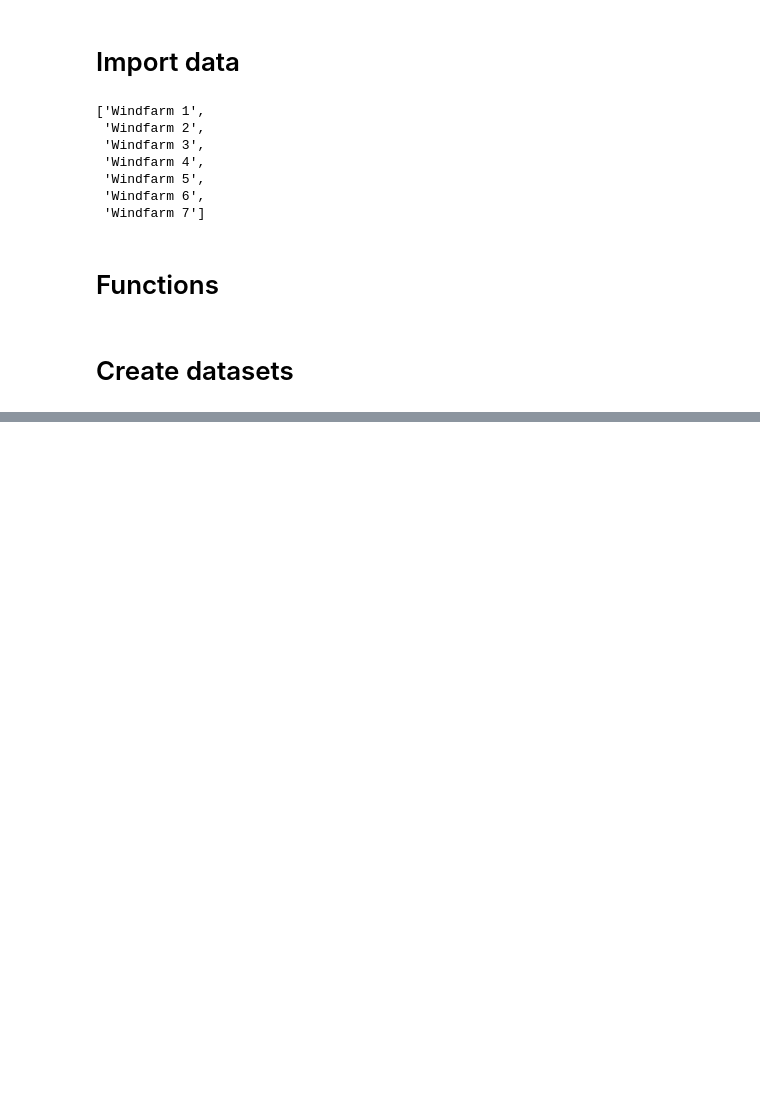
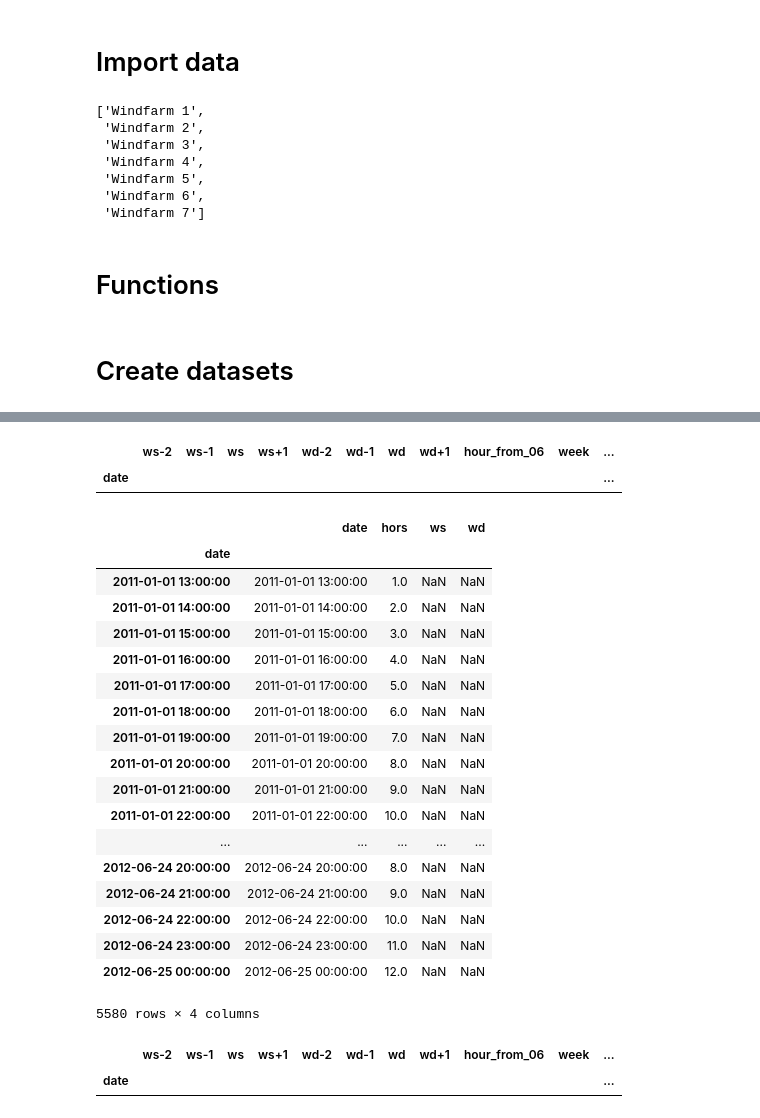
Before and after one commit to Pontius1007/TDT4859, a Jupyter notebook: data_preprocessing.ipynb, the cells around one changed output, grey strips where cells are left out. Cells and saved outputs as stored; diff of their text form; code cells hidden in the pictures; blank space fills up the shorter version.

```diff
--- a/data_preprocessing.ipynb
+++ b/data_preprocessing.ipynb
@@ -243,0 +248,32 @@ out
+# %%
+august.loc[pd.isna(august['ws-2'])]
+# %% [output]
+|  | ws-2 | ws-1 | ws | ws+1 | wd-2 | wd-1 | wd | wd+1 | hour_from_06 | week | ... |
+| date |  |  |  |  |  |  |  |  |  |  | ... |
+# %%
+df.loc[pd.isna(df['ws'])]
+# %% [output]
+|  | date | hors | ws | wd |
+| date |  |  |  |  |
+| 2011-01-01 13:00:00 | 2011-01-01 13:00:00 | 1.0 | NaN | NaN |
+| 2011-01-01 14:00:00 | 2011-01-01 14:00:00 | 2.0 | NaN | NaN |
+| 2011-01-01 15:00:00 | 2011-01-01 15:00:00 | 3.0 | NaN | NaN |
+| 2011-01-01 16:00:00 | 2011-01-01 16:00:00 | 4.0 | NaN | NaN |
+| 2011-01-01 17:00:00 | 2011-01-01 17:00:00 | 5.0 | NaN | NaN |
+| 2011-01-01 18:00:00 | 2011-01-01 18:00:00 | 6.0 | NaN | NaN |
+| 2011-01-01 19:00:00 | 2011-01-01 19:00:00 | 7.0 | NaN | NaN |
+| 2011-01-01 20:00:00 | 2011-01-01 20:00:00 | 8.0 | NaN | NaN |
+| 2011-01-01 21:00:00 | 2011-01-01 21:00:00 | 9.0 | NaN | NaN |
+| 2011-01-01 22:00:00 | 2011-01-01 22:00:00 | 10.0 | NaN | NaN |
+| ... | ... | ... | ... | ... |
+| 2012-06-24 20:00:00 | 2012-06-24 20:00:00 | 8.0 | NaN | NaN |
+| 2012-06-24 21:00:00 | 2012-06-24 21:00:00 | 9.0 | NaN | NaN |
+| 2012-06-24 22:00:00 | 2012-06-24 22:00:00 | 10.0 | NaN | NaN |
+| 2012-06-24 23:00:00 | 2012-06-24 23:00:00 | 11.0 | NaN | NaN |
+| 2012-06-25 00:00:00 | 2012-06-25 00:00:00 | 12.0 | NaN | NaN |
+5580 rows × 4 columns
+# %%
+august.loc[pd.isna(august['ws'])]
+# %% [output]
+|  | ws-2 | ws-1 | ws | ws+1 | wd-2 | wd-1 | wd | wd+1 | hour_from_06 | week | ... |
+| date |  |  |  |  |  |  |  |  |  |  | ... |
```
Also changed, not shown: parts of 6 cells of this notebook, 7 other files.
